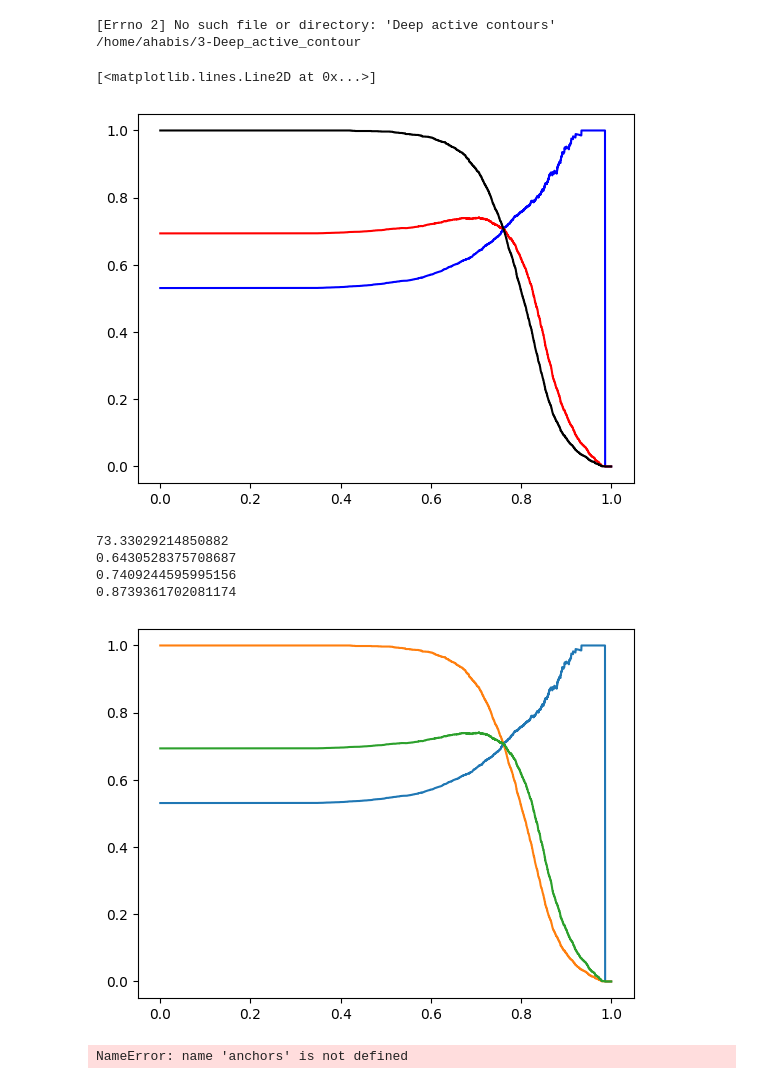
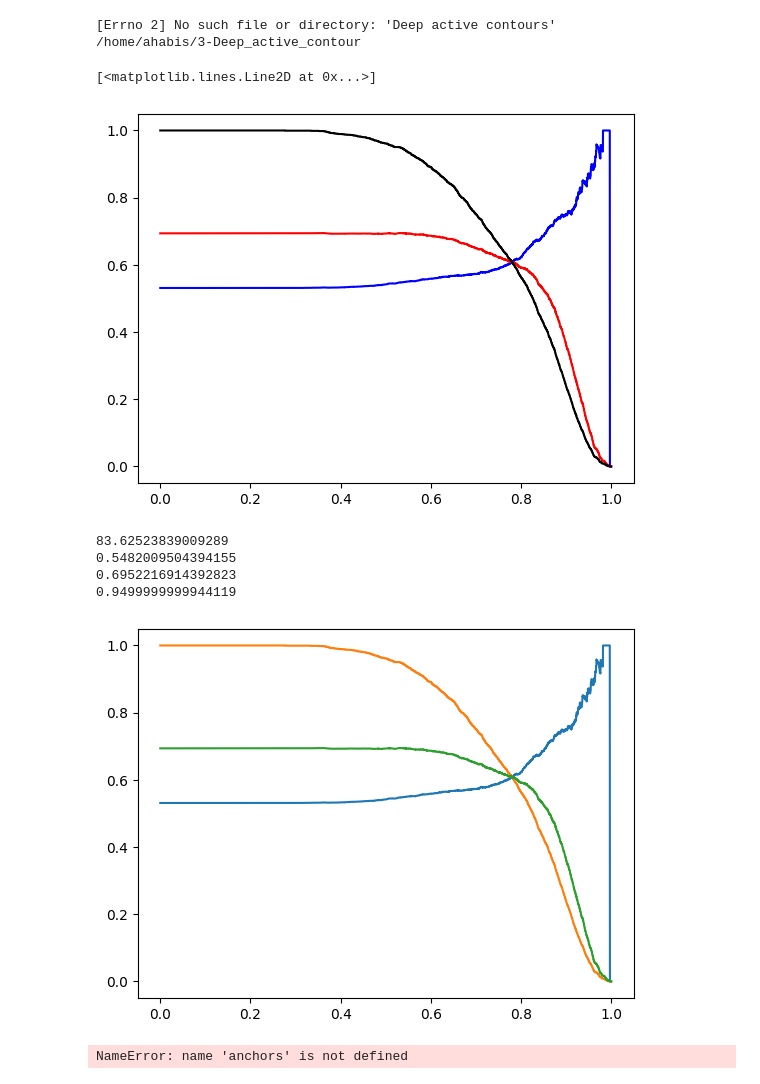
Before and after one commit to antoinehabis/Deep-ContourFlow, a Jupyter notebook: analyze_score.ipynb, the cells around one changed output. Cells and saved outputs as stored; diff of their text form; code cells hidden in the pictures.

```diff
--- a/analyze_score.ipynb
+++ b/analyze_score.ipynb
@@ -23,17 +23,17 @@ def process_score(x):
     x = x.replace('nan','0')
     return np.array(eval(x))
 # %%
-scores = pd.read_csv('scores.csv',index_col=0)
+scores = pd.read_csv('scores.csv', index_col=0)
 energies = np.stack(scores['energy'].apply(process_score)).reshape(scores.shape[0],-1)
 energies_mask = np.stack(scores['score'].apply(process_score))
-score = 0.20 * energies_mask[:,-1] +0.80 * energies_mask[:,-2]
+score =  np.concatenate([energies_mask[:,-1][:,None],energies_mask[:,-2][:,None]],-1)[:,0]
 
 # data = energies_mask[:,-2]
 
 gt = np.array(scores['gt']).astype(int)
-# # l = LinearRegression(fit_intercept = False,positive=True)
-# # l.fit(data,gt)
-# # l.coef_
+# l = LinearRegression(fit_intercept = False,positive=True)
+# l.fit(score,gt)
+# l.coef_
 # score = data
 # %%
 n_iter = 10000
@@ -60,25 +60,26 @@ plt.plot(ts,recognition, color = 'red')
 plt.plot(ts,recall, color = 'k')
 # %% [output]
 [<matplotlib.lines.Line2D at 0x...>]
-[figure, old version]
+[figure, new version]
 # %%
 plt.plot(ts,precision)
 plt.plot(ts,recall)
 plt.plot(ts,recognition)
 index = np.argmax(recognition)
 threshold = ts[index]
 pred = np.array(score>threshold).astype(int)
-dices = np.array(scores['IOU(%)'])
+dices = np.array(scores['DICE(%)'])
 print(np.sum(dices*pred*gt)/np.sum(pred*gt))
+
 print(precision[index])
 print(recognition[index])
 print(recall[index])
 # %% [output]
-73.33029214850882
-0.6430528375708687
-0.7409244595995156
-0.8739361702081174
+83.62523839009289
+0.5482009504394155
+0.6952216914392823
+0.9499999999944119
-[figure, old version]
+[figure, new version]
 # %%
 ids = [480,487,477,474,469,468,465,463,462,457,456,453,451,450,449,447,439,486,416,413]
 # %%
```
Also changed, not shown: 1 other file.
